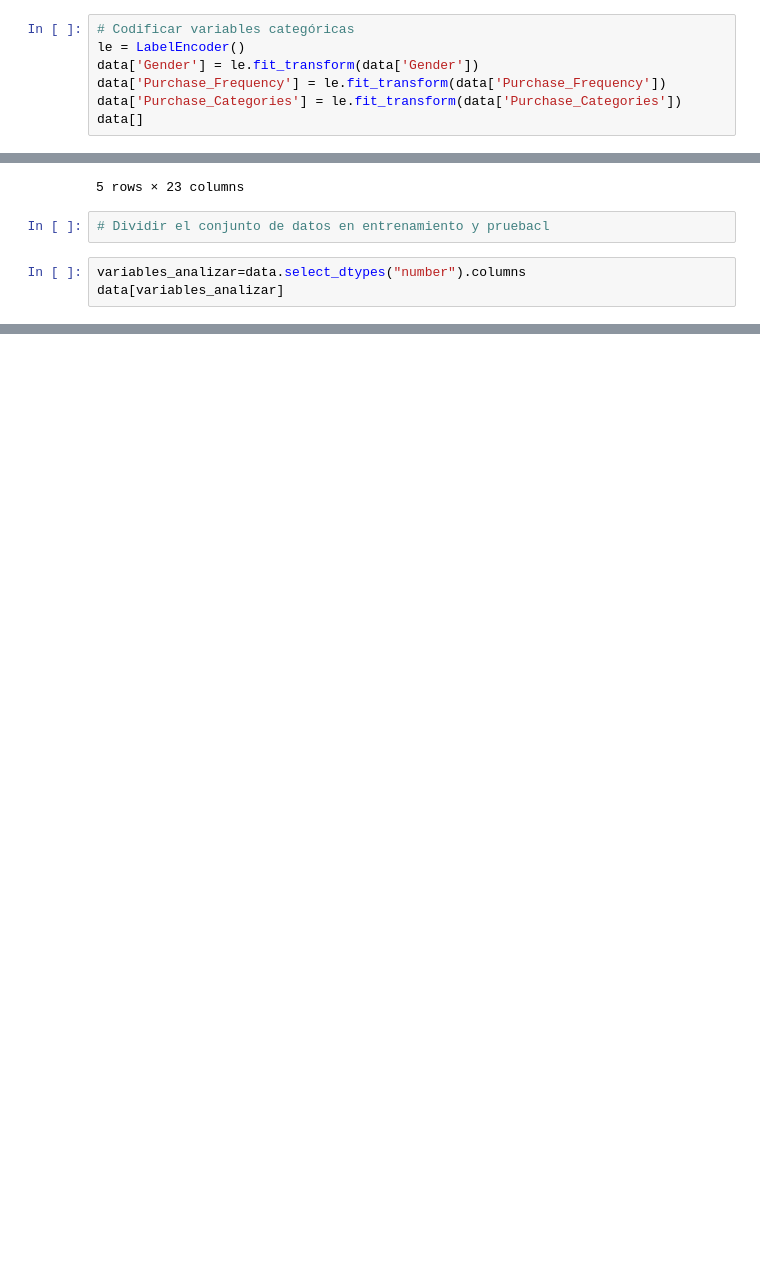
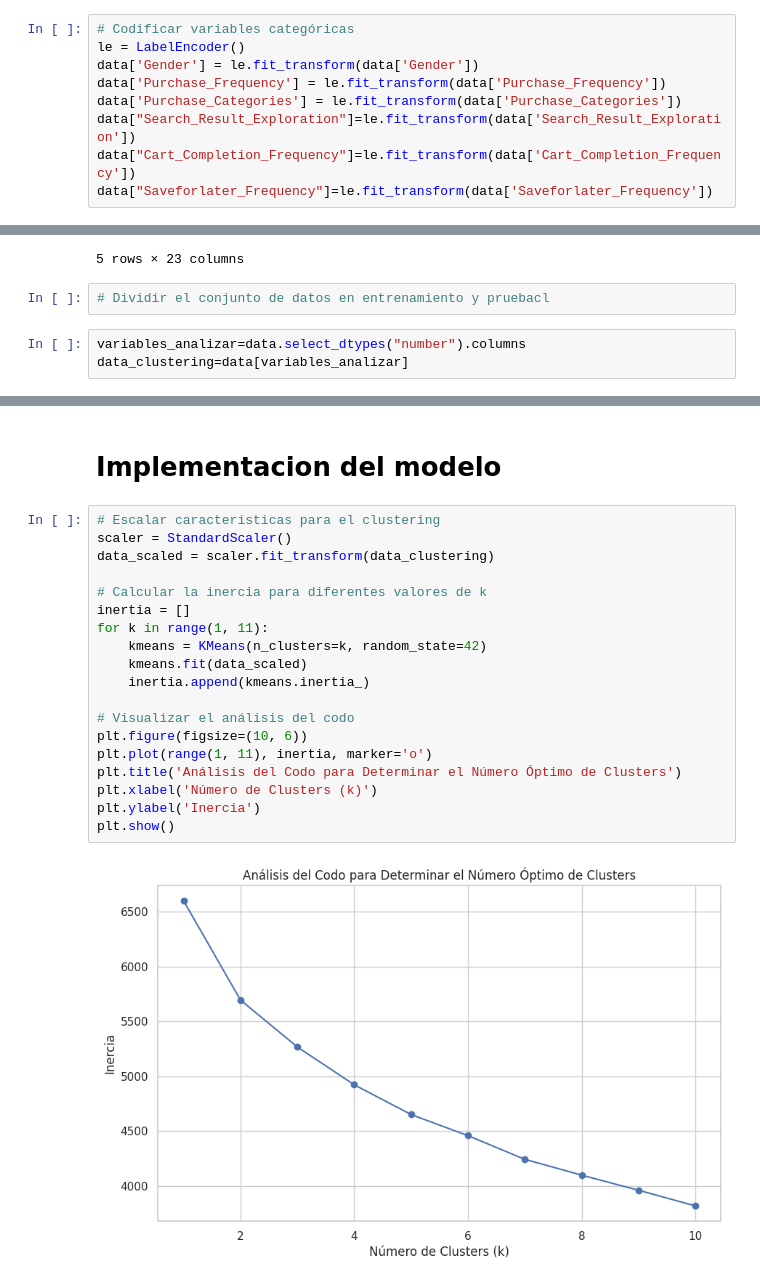
Before and after one commit to No-Country/C16-107-n-data-bi, a Jupyter notebook: notebooks/dropshopping_information.ipynb, the cells around one changed output, grey strips where cells are left out. Cells and saved outputs as stored; diff of their text form; blank space fills up the shorter version.

Commit message:
se selecciono ciertas caracteristicas para implementar un modelo de clustering

```diff
--- a/notebooks/dropshopping_information.ipynb
+++ b/notebooks/dropshopping_information.ipynb
@@ -593,7 +595,9 @@ le = LabelEncoder()
 data['Gender'] = le.fit_transform(data['Gender'])
 data['Purchase_Frequency'] = le.fit_transform(data['Purchase_Frequency'])
 data['Purchase_Categories'] = le.fit_transform(data['Purchase_Categories'])
-data[]
+data["Search_Result_Exploration"]=le.fit_transform(data['Search_Result_Exploration'])
+data["Cart_Completion_Frequency"]=le.fit_transform(data['Cart_Completion_Frequency'])
+data["Saveforlater_Frequency"]=le.fit_transform(data['Saveforlater_Frequency'])
 # %%
 data.head()
 # %% [output]
@@ -608,4 +612,4 @@ data.head()
 # Dividir el conjunto de datos en entrenamiento y pruebacl
 # %%
 variables_analizar=data.select_dtypes("number").columns
-data[variables_analizar]
+data_clustering=data[variables_analizar]
@@ -625,0 +632,23 @@ data[variables_analizar]
+# %% [markdown]
+# Implementacion del modelo
+# %%
+# Escalar características para el clustering
+scaler = StandardScaler()
+data_scaled = scaler.fit_transform(data_clustering)
+
+# Calcular la inercia para diferentes valores de k
+inertia = []
+for k in range(1, 11):
+    kmeans = KMeans(n_clusters=k, random_state=42)
+    kmeans.fit(data_scaled)
+    inertia.append(kmeans.inertia_)
+
+# Visualizar el análisis del codo
+plt.figure(figsize=(10, 6))
+plt.plot(range(1, 11), inertia, marker='o')
+plt.title('Análisis del Codo para Determinar el Número Óptimo de Clusters')
+plt.xlabel('Número de Clusters (k)')
+plt.ylabel('Inercia')
+plt.show()
+# %% [output]
+[figure, added]
```
Also changed, not shown: parts of 8 cells of this notebook.
